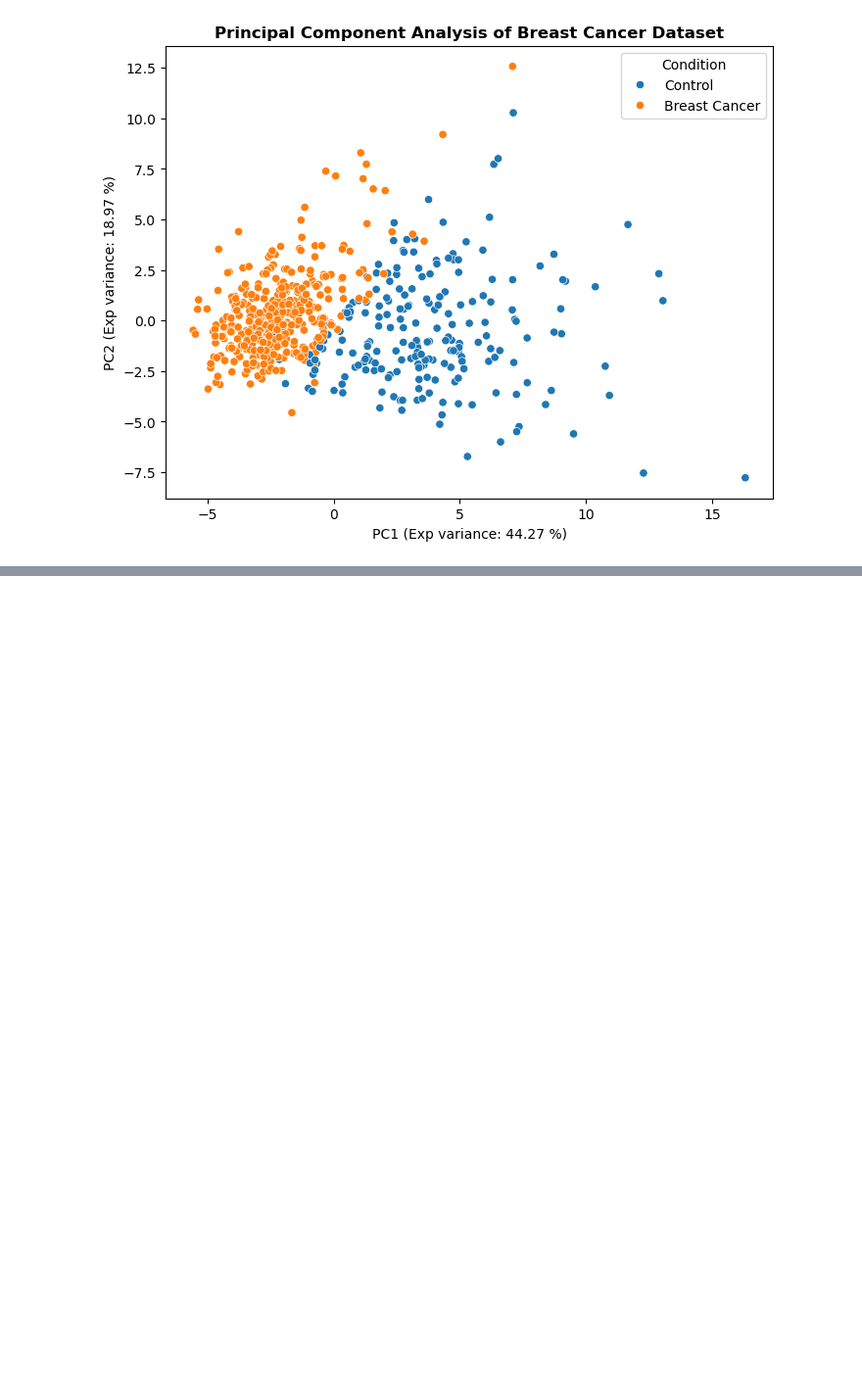
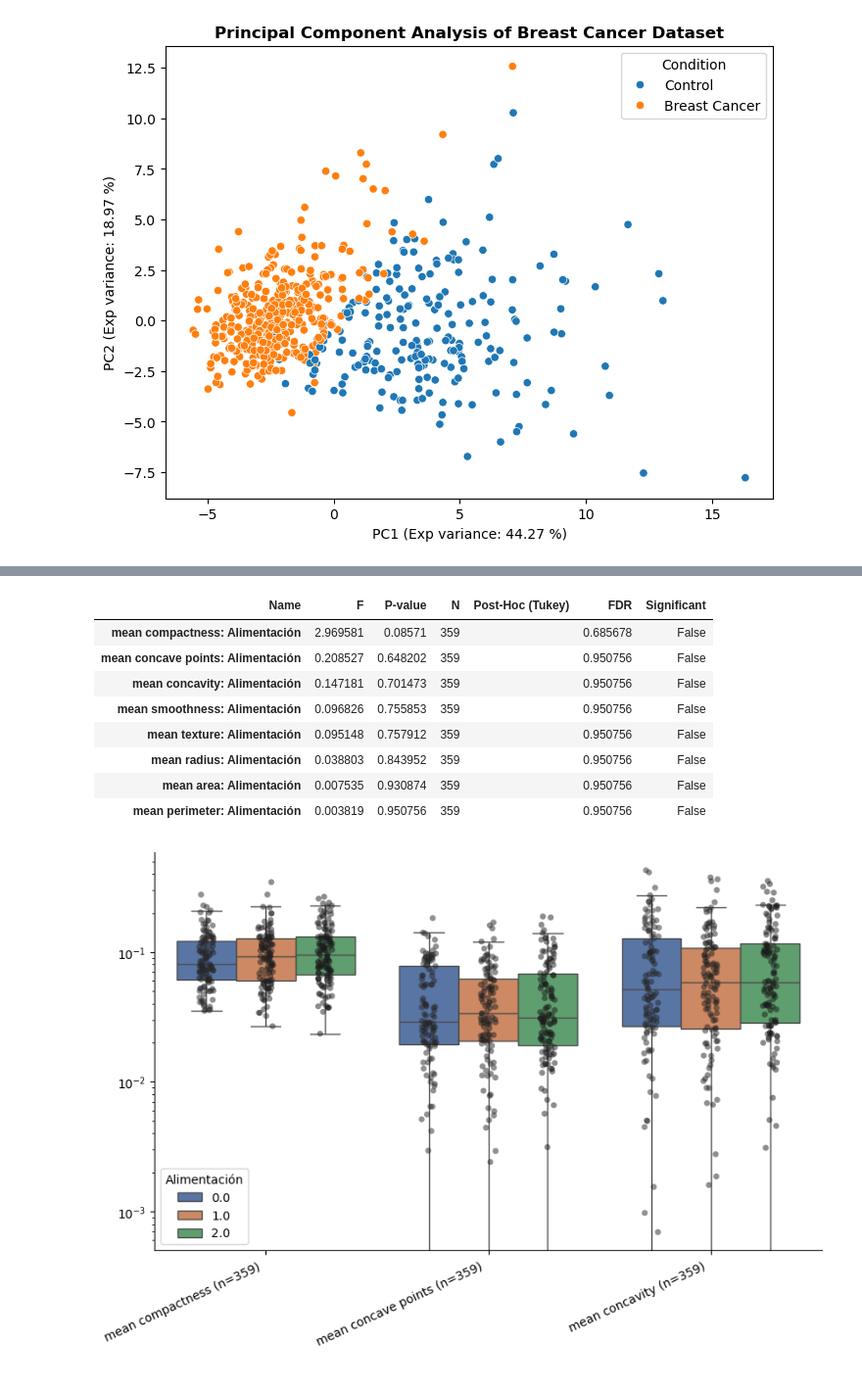
Before and after one commit to GERMAN00VP/statistics_class, a Jupyter notebook: test_file.ipynb, the cells around one changed output, grey strips where cells are left out. Shown: that part at 98% size. Saved outputs shown, nothing was run; the diff lists cells and outputs as text; code cells hidden in the pictures; blank space fills up the shorter version.

```diff
--- a/test_file.ipynb
+++ b/test_file.ipynb
@@ -94,0 +131,18 @@ statist.adata.uns["Age_correlations"]
+# %%
+# Show the anova results, as we created this condition randomly we didnt expect to get any significant results
+anova_res  = anova_res[0].sort_values(by="P-value")
+display(anova_res)
+# Plot the three most significant results
+statist.plot_differences(vars=anova_res.iloc[:3,:].index.str.replace(":.*","",regex=1),
+                         condition="Alimentación",ylog=1)
+# %% [output]
+| Name | F | P-value | N | Post-Hoc (Tukey) | FDR | Significant |
+| mean compactness: Alimentación | 2.969581 | 0.08571 | 359 |  | 0.685678 | False |
+| mean concave points: Alimentación | 0.208527 | 0.648202 | 359 |  | 0.950756 | False |
+| mean concavity: Alimentación | 0.147181 | 0.701473 | 359 |  | 0.950756 | False |
+| mean smoothness: Alimentación | 0.096826 | 0.755853 | 359 |  | 0.950756 | False |
+| mean texture: Alimentación | 0.095148 | 0.757912 | 359 |  | 0.950756 | False |
+| mean radius: Alimentación | 0.038803 | 0.843952 | 359 |  | 0.950756 | False |
+| mean area: Alimentación | 0.007535 | 0.930874 | 359 |  | 0.950756 | False |
+| mean perimeter: Alimentación | 0.003819 | 0.950756 | 359 |  | 0.950756 | False |
+[figure, added]
```
Also changed, not shown: parts of 7 cells of this notebook, 2 other files.
